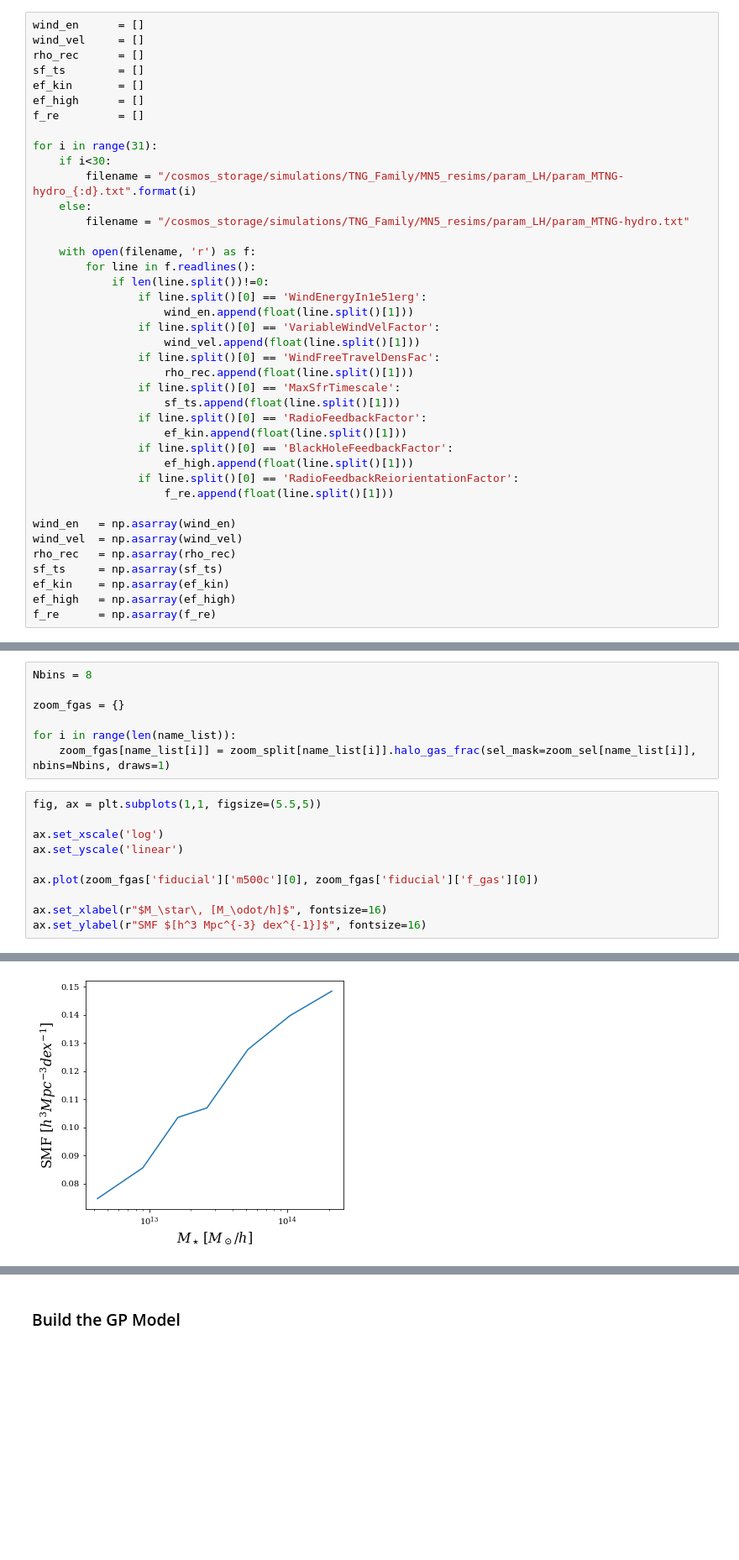
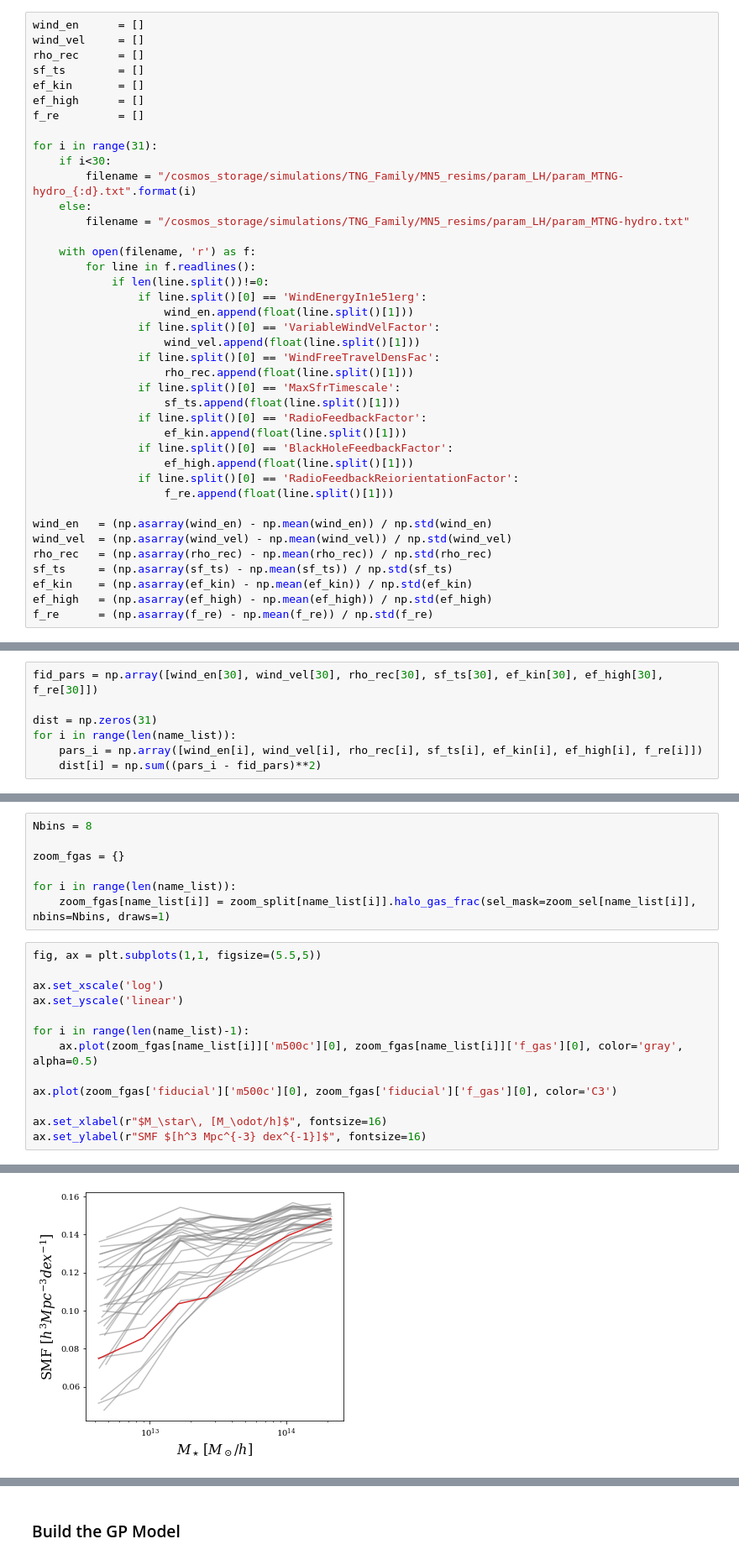
Before and after one commit to fgmaion/MTNG-resims, a Jupyter notebook: Notebooks/GP_fgas.ipynb, the cells around one changed output, grey strips where cells are left out. Shown at 84% size. Saved outputs shown, nothing was run; the diff lists cells and outputs as text; blank space fills up the shorter version.

```diff
--- a/Notebooks/GP_fgas.ipynb
+++ b/Notebooks/GP_fgas.ipynb
@@ -56,13 +56,13 @@ for i in range(31):
                 if line.split()[0] == 'RadioFeedbackReiorientationFactor':
                     f_re.append(float(line.split()[1]))
 
-wind_en   = np.asarray(wind_en)
-wind_vel  = np.asarray(wind_vel)
-rho_rec   = np.asarray(rho_rec)
-sf_ts     = np.asarray(sf_ts)
-ef_kin    = np.asarray(ef_kin)
-ef_high   = np.asarray(ef_high)
-f_re      = np.asarray(f_re)
+wind_en   = (np.asarray(wind_en) - np.mean(wind_en)) / np.std(wind_en)
+wind_vel  = (np.asarray(wind_vel) - np.mean(wind_vel)) / np.std(wind_vel)
+rho_rec   = (np.asarray(rho_rec) - np.mean(rho_rec)) / np.std(rho_rec)
+sf_ts     = (np.asarray(sf_ts) - np.mean(sf_ts)) / np.std(sf_ts)
+ef_kin    = (np.asarray(ef_kin) - np.mean(ef_kin)) / np.std(ef_kin)
+ef_high   = (np.asarray(ef_high) - np.mean(ef_high)) / np.std(ef_high)
+f_re      = (np.asarray(f_re) - np.mean(f_re)) / np.std(f_re)
 # %%
 def pars(i, mstar):
 
@@ -76,5 +76,12 @@ def pars(i, mstar):
 
     return arr
+# %%
+fid_pars = np.array([wind_en[30], wind_vel[30], rho_rec[30], sf_ts[30], ef_kin[30], ef_high[30], f_re[30]])
+
+dist = np.zeros(31)
+for i in range(len(name_list)):
+    pars_i = np.array([wind_en[i], wind_vel[i], rho_rec[i], sf_ts[i], ef_kin[i], ef_high[i], f_re[i]])
+    dist[i] = np.sum((pars_i - fid_pars)**2)
 # %% [markdown]
 #### Load the MTNG
 # %%
@@ -189,13 +196,16 @@ for i in range(len(name_list)):
 # %%
 fig, ax = plt.subplots(1,1, figsize=(5.5,5))
 
 ax.set_xscale('log')
 ax.set_yscale('linear')
 
-ax.plot(zoom_fgas['fiducial']['m500c'][0], zoom_fgas['fiducial']['f_gas'][0])
+for i in range(len(name_list)-1):
+    ax.plot(zoom_fgas[name_list[i]]['m500c'][0], zoom_fgas[name_list[i]]['f_gas'][0], color='gray', alpha=0.5)
+
+ax.plot(zoom_fgas['fiducial']['m500c'][0], zoom_fgas['fiducial']['f_gas'][0], color='C3')
 
 ax.set_xlabel(r"$M_\star\, [M_\odot/h]$", fontsize=16)
 ax.set_ylabel(r"SMF $[h^3 Mpc^{-3} dex^{-1}]$", fontsize=16)
 # %% [output]
 Text(0, 0.5, 'SMF $[h^3 Mpc^{-3} dex^{-1}]$')
-[figure, old version]
+[figure, new version]
```
Also changed, not shown: parts of 14 cells of this notebook.
